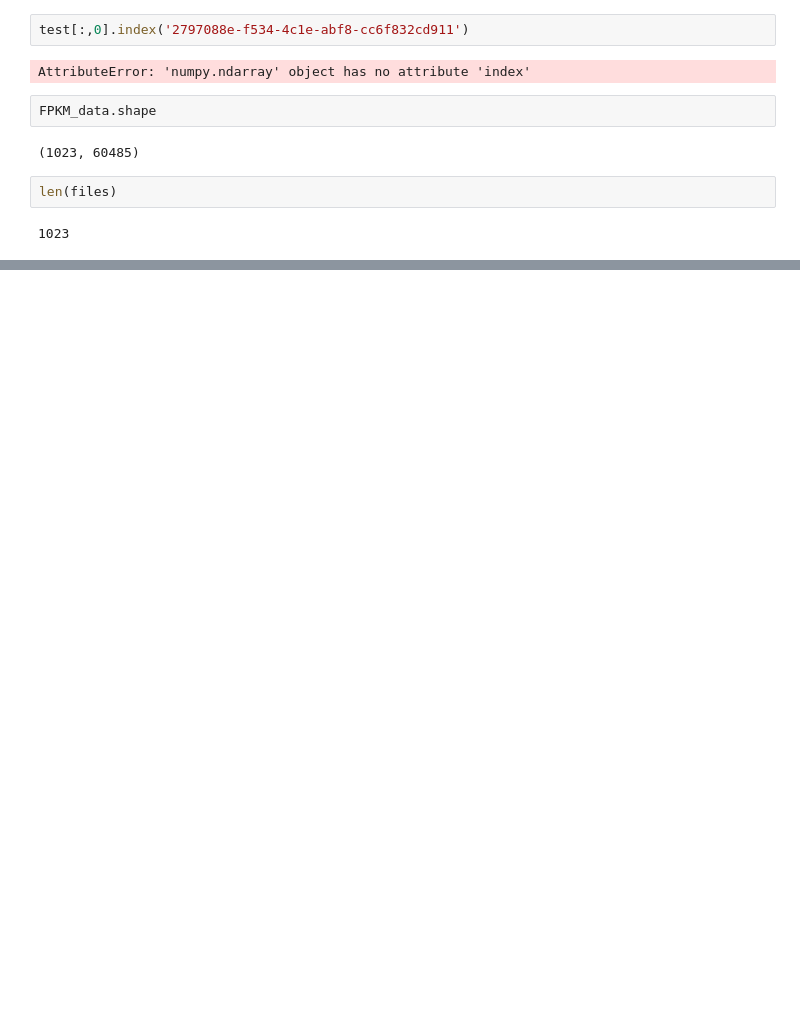
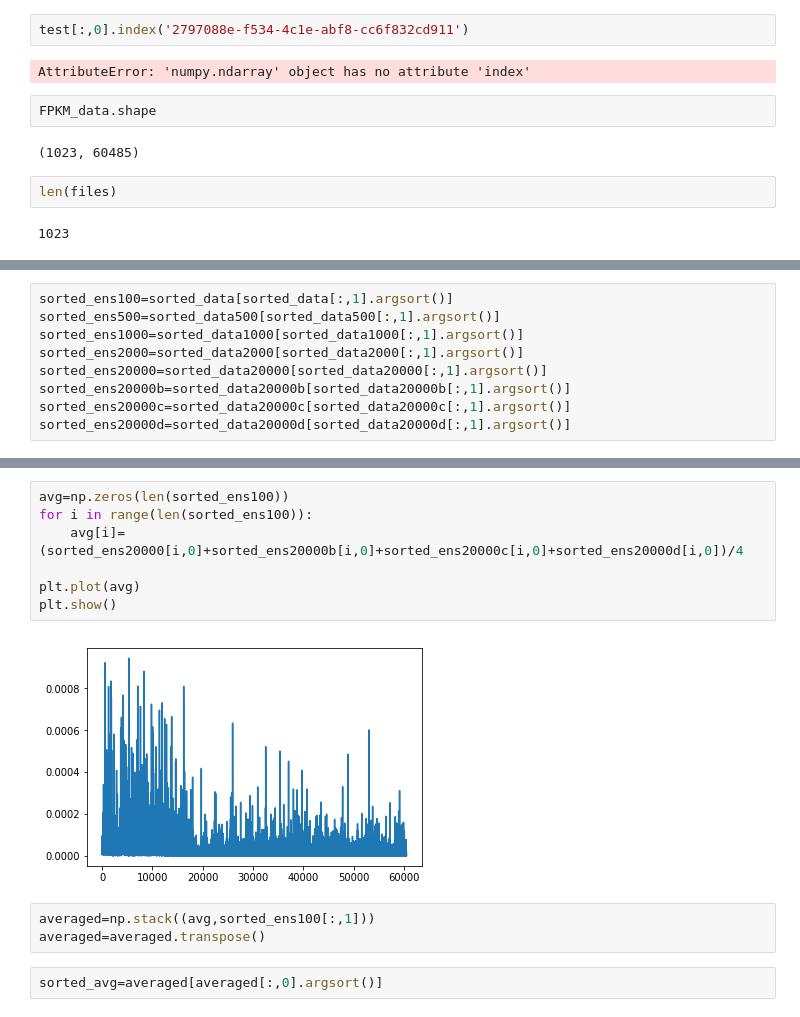
Before and after one commit to ldi00a/capstone18, a Jupyter notebook: decision tree.ipynb, the cells around one changed output, grey strips where cells are left out. Cells and saved outputs as stored; diff of their text form; blank space fills up the shorter version.

```diff
--- a/decision tree.ipynb
+++ b/decision tree.ipynb
@@ -119,0 +301,9 @@ len(files)
+# %%
+sorted_ens100=sorted_data[sorted_data[:,1].argsort()]
+sorted_ens500=sorted_data500[sorted_data500[:,1].argsort()]
+sorted_ens1000=sorted_data1000[sorted_data1000[:,1].argsort()]
+sorted_ens2000=sorted_data2000[sorted_data2000[:,1].argsort()]
+sorted_ens20000=sorted_data20000[sorted_data20000[:,1].argsort()]
+sorted_ens20000b=sorted_data20000b[sorted_data20000b[:,1].argsort()]
+sorted_ens20000c=sorted_data20000c[sorted_data20000c[:,1].argsort()]
+sorted_ens20000d=sorted_data20000d[sorted_data20000d[:,1].argsort()]
@@ -119,0 +328,14 @@ len(files)
+# %%
+avg=np.zeros(len(sorted_ens100))
+for i in range(len(sorted_ens100)):
+    avg[i]=(sorted_ens20000[i,0]+sorted_ens20000b[i,0]+sorted_ens20000c[i,0]+sorted_ens20000d[i,0])/4
+
+plt.plot(avg)
+plt.show()
+# %% [output]
+[figure, added]
+# %%
+averaged=np.stack((avg,sorted_ens100[:,1]))
+averaged=averaged.transpose()
+# %%
+sorted_avg=averaged[averaged[:,0].argsort()]
```
Also changed, not shown: parts of 61 cells of this notebook.
